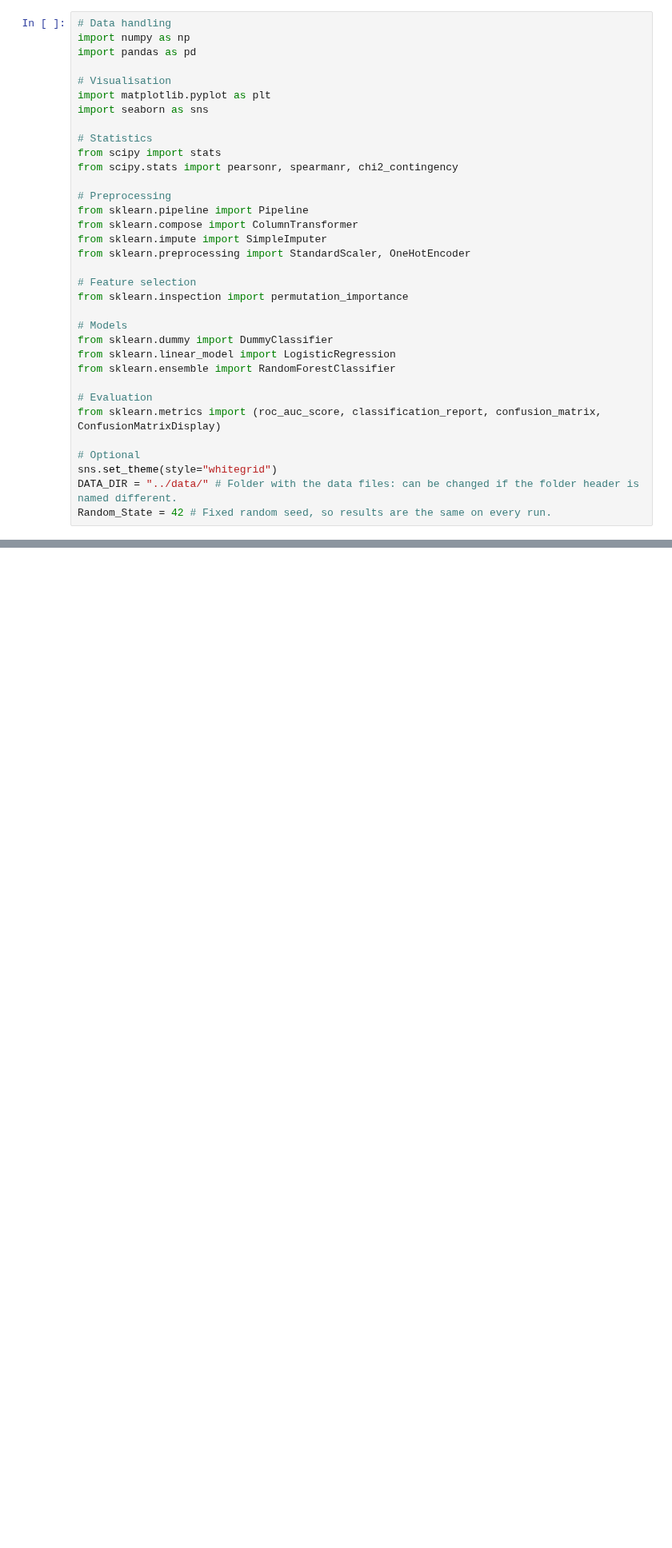
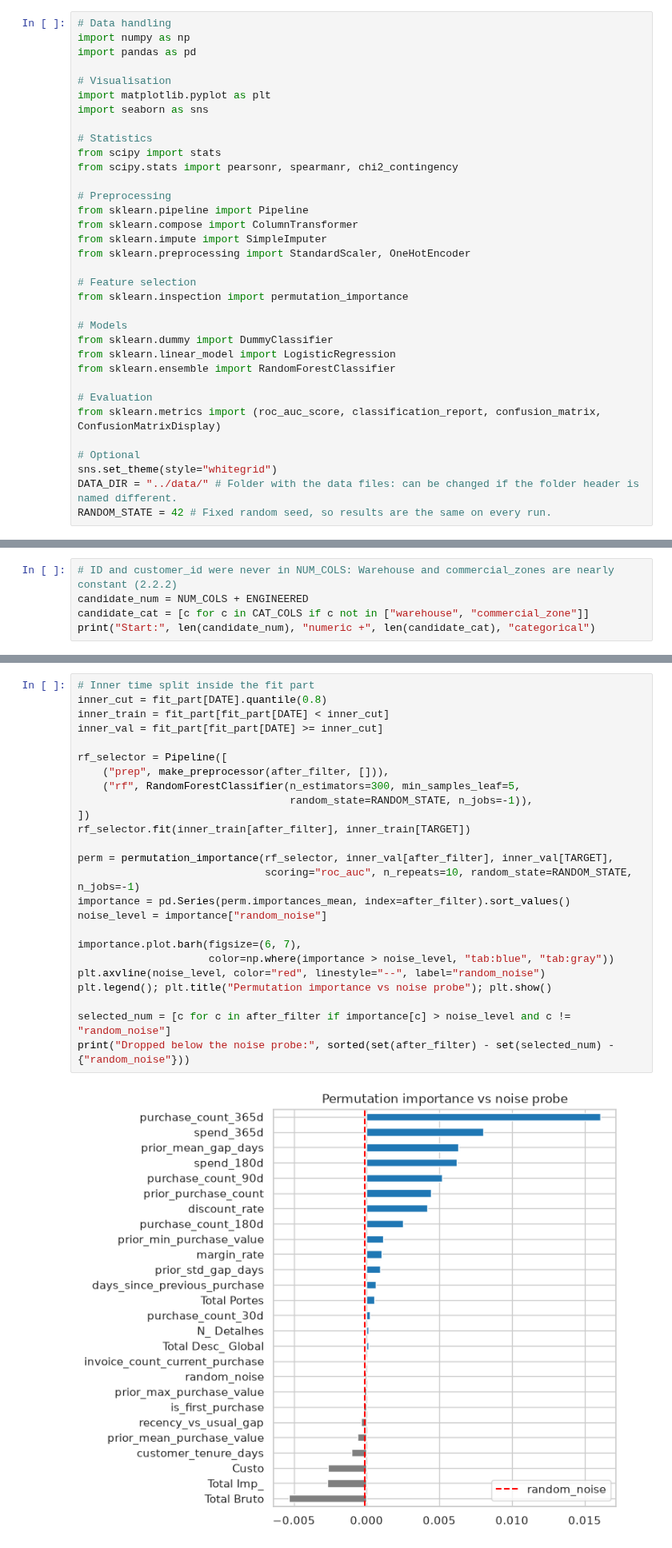
Before and after one commit to EduardoFDuarte/machine_learning_202627, a Jupyter notebook: notebooks/Mark_V1.ipynb, the cells around one changed output, grey strips where cells are left out. Shown at 80% size. Saved outputs shown, nothing was run; the diff lists cells and outputs as text; blank space fills up the shorter version.

```diff
--- a/notebooks/Mark_V1.ipynb
+++ b/notebooks/Mark_V1.ipynb
@@ -116,7 +111,7 @@ from sklearn.metrics import (roc_auc_score, classification_report, confusion_mat
 # Optional
 sns.set_theme(style="whitegrid")
 DATA_DIR = "../data/" # Folder with the data files: can be changed if the folder header is named different.
-Random_State = 42 # Fixed random seed, so results are the same on every run.
+RANDOM_STATE = 42 # Fixed random seed, so results are the same on every run.
 # %% [markdown]
 ## 2.2 Load, check and explore the data
 # %% [markdown]
@@ -606,0 +609,5 @@ Drop identifiers and near-constant columns, run the correlation filter, then tes
+# %%
+# ID and customer_id were never in NUM_COLS: Warehouse and commercial_zones are nearly constant (2.2.2)
+candidate_num = NUM_COLS + ENGINEERED
+candidate_cat = [c for c in CAT_COLS if c not in ["warehouse", "commercial_zone"]]
+print("Start:", len(candidate_num), "numeric +", len(candidate_cat), "categorical")
@@ -606,0 +663,27 @@ Drop identifiers and near-constant columns, run the correlation filter, then tes
+# %%
+# Inner time split inside the fit part
+inner_cut = fit_part[DATE].quantile(0.8)
+inner_train = fit_part[fit_part[DATE] < inner_cut]
+inner_val = fit_part[fit_part[DATE] >= inner_cut]
+
+rf_selector = Pipeline([
+    ("prep", make_preprocessor(after_filter, [])),
+    ("rf", RandomForestClassifier(n_estimators=300, min_samples_leaf=5,
+                                  random_state=RANDOM_STATE, n_jobs=-1)),
+])
+rf_selector.fit(inner_train[after_filter], inner_train[TARGET])
+
+perm = permutation_importance(rf_selector, inner_val[after_filter], inner_val[TARGET],
+                              scoring="roc_auc", n_repeats=10, random_state=RANDOM_STATE, n_jobs=-1)
+importance = pd.Series(perm.importances_mean, index=after_filter).sort_values()
+noise_level = importance["random_noise"]
+
+importance.plot.barh(figsize=(6, 7),
+                     color=np.where(importance > noise_level, "tab:blue", "tab:gray"))
+plt.axvline(noise_level, color="red", linestyle="--", label="random_noise")
+plt.legend(); plt.title("Permutation importance vs noise probe"); plt.show()
+
+selected_num = [c for c in after_filter if importance[c] > noise_level and c != "random_noise"]
+print("Dropped below the noise probe:", sorted(set(after_filter) - set(selected_num) - {"random_noise"}))
+# %% [output]
+[figure, added]
```
Also changed, not shown: parts of 35 cells of this notebook, 1 other file.
